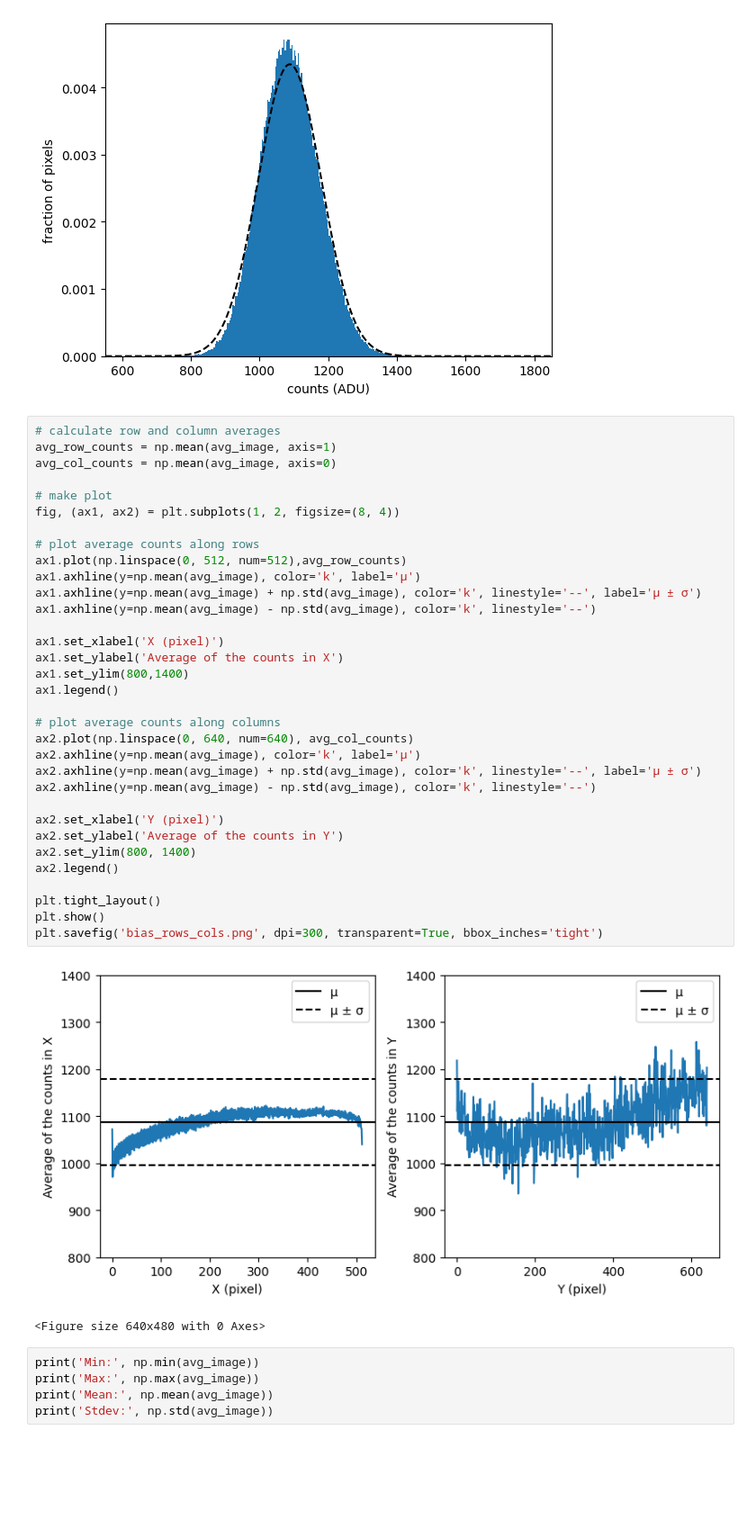
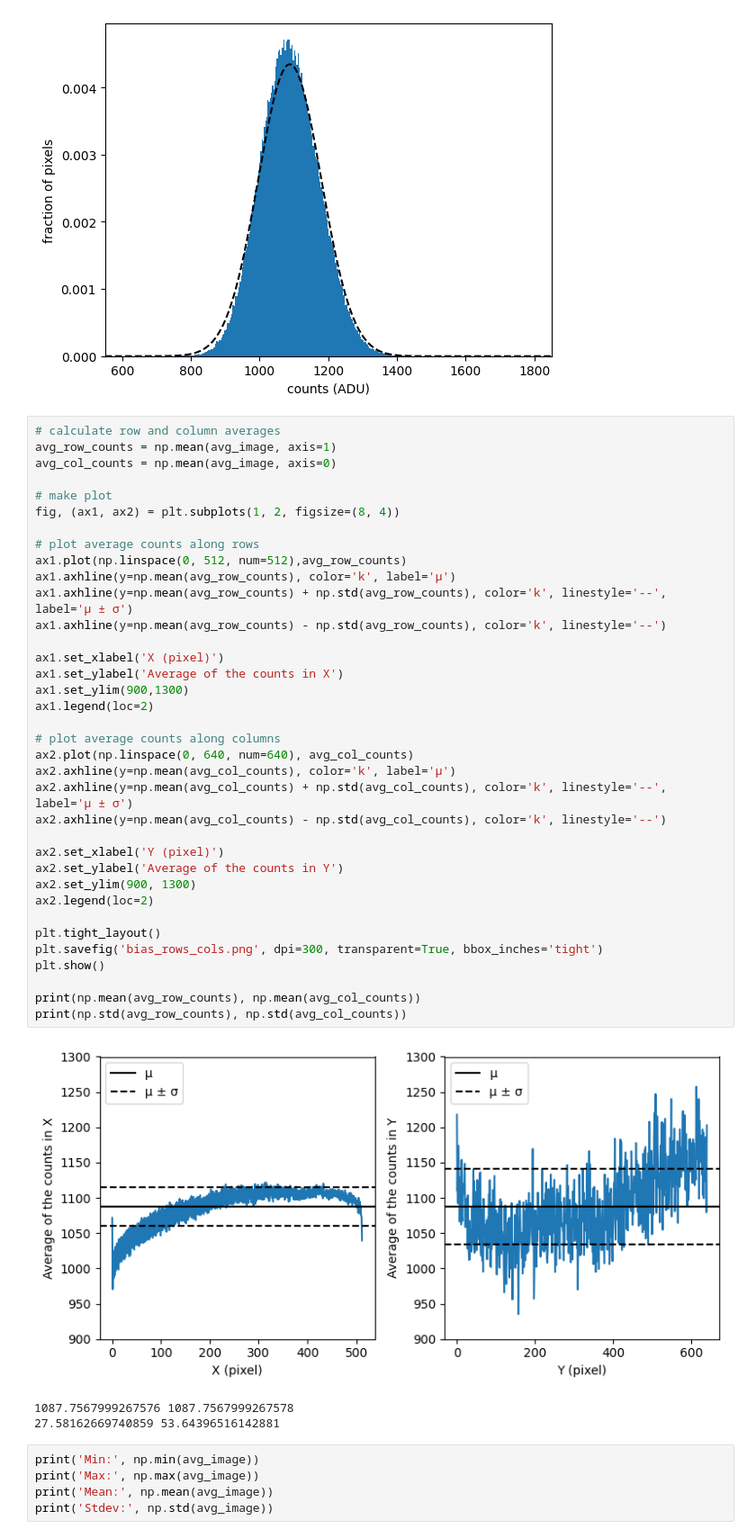
Before and after one commit to courtneyduong/cred2-characterization, a Jupyter notebook: bias test analysis.ipynb, the cells around one changed output. Shown at 90% size. Drawn from its saved outputs; the diff is of its cells as text; blank space fills up the shorter version.

```diff
--- a/bias test analysis.ipynb
+++ b/bias test analysis.ipynb
@@ -32,39 +32,43 @@ plt.savefig('bias_full_frame.png', dpi=300, transparent=True, bbox_inches='tight
 # %%
 # calculate row and column averages
 avg_row_counts = np.mean(avg_image, axis=1)
 avg_col_counts = np.mean(avg_image, axis=0)
 
 # make plot
 fig, (ax1, ax2) = plt.subplots(1, 2, figsize=(8, 4))
 
 # plot average counts along rows
 ax1.plot(np.linspace(0, 512, num=512),avg_row_counts)
-ax1.axhline(y=np.mean(avg_image), color='k', label='μ')
-ax1.axhline(y=np.mean(avg_image) + np.std(avg_image), color='k', linestyle='--', label='μ ± σ')
-ax1.axhline(y=np.mean(avg_image) - np.std(avg_image), color='k', linestyle='--')
+ax1.axhline(y=np.mean(avg_row_counts), color='k', label='μ')
+ax1.axhline(y=np.mean(avg_row_counts) + np.std(avg_row_counts), color='k', linestyle='--', label='μ ± σ')
+ax1.axhline(y=np.mean(avg_row_counts) - np.std(avg_row_counts), color='k', linestyle='--')
 
 ax1.set_xlabel('X (pixel)')
 ax1.set_ylabel('Average of the counts in X')
-ax1.set_ylim(800,1400)
-ax1.legend()
+ax1.set_ylim(900,1300)
+ax1.legend(loc=2)
 
 # plot average counts along columns
 ax2.plot(np.linspace(0, 640, num=640), avg_col_counts)
-ax2.axhline(y=np.mean(avg_image), color='k', label='μ')
-ax2.axhline(y=np.mean(avg_image) + np.std(avg_image), color='k', linestyle='--', label='μ ± σ')
-ax2.axhline(y=np.mean(avg_image) - np.std(avg_image), color='k', linestyle='--')
+ax2.axhline(y=np.mean(avg_col_counts), color='k', label='μ')
+ax2.axhline(y=np.mean(avg_col_counts) + np.std(avg_col_counts), color='k', linestyle='--', label='μ ± σ')
+ax2.axhline(y=np.mean(avg_col_counts) - np.std(avg_col_counts), color='k', linestyle='--')
 
 ax2.set_xlabel('Y (pixel)')
 ax2.set_ylabel('Average of the counts in Y')
-ax2.set_ylim(800, 1400)
-ax2.legend()
+ax2.set_ylim(900, 1300)
+ax2.legend(loc=2)
 
 plt.tight_layout()
+plt.savefig('bias_rows_cols.png', dpi=300, transparent=True, bbox_inches='tight')
 plt.show()
-plt.savefig('bias_rows_cols.png', dpi=300, transparent=True, bbox_inches='tight')
+
+print(np.mean(avg_row_counts), np.mean(avg_col_counts))
+print(np.std(avg_row_counts), np.std(avg_col_counts))
 # %% [output]
-[figure, old version]
+[figure, new version]
-<Figure size 640x480 with 0 Axes>
+1087.7567999267576 1087.7567999267578
+27.58162669740859 53.64396516142881
 # %%
 print('Min:', np.min(avg_image))
 print('Max:', np.max(avg_image))
```
Also changed, not shown: 1 other file.
